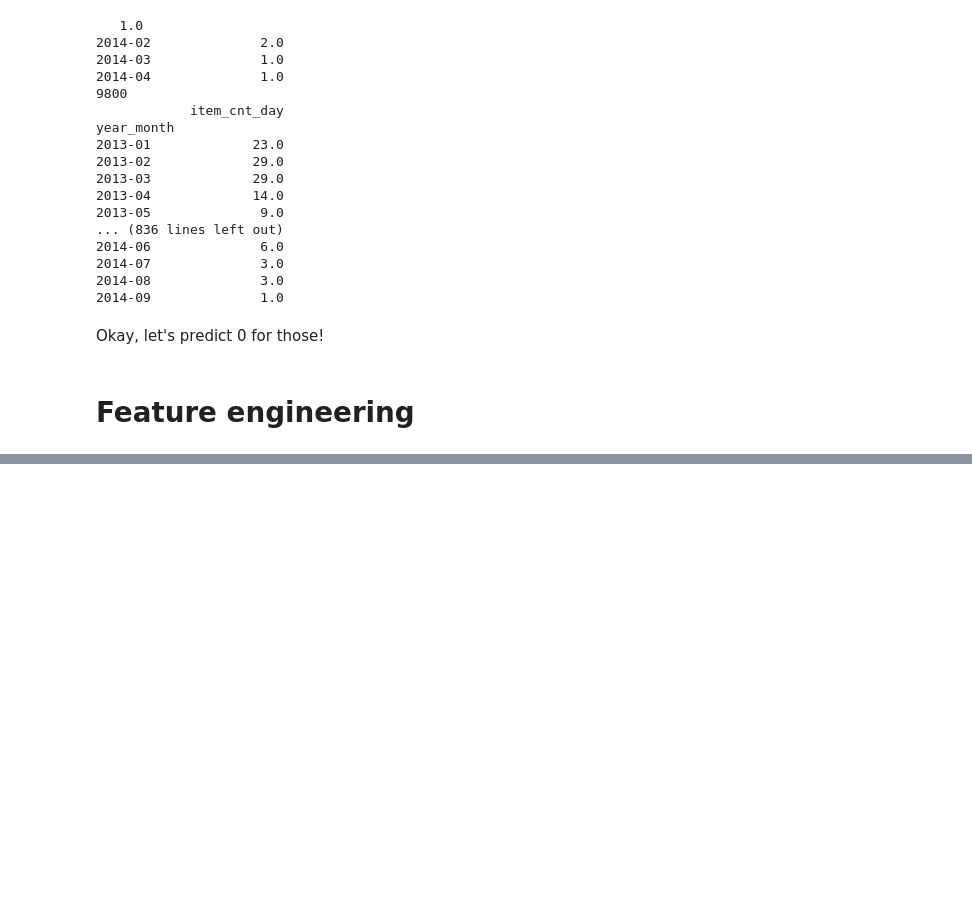
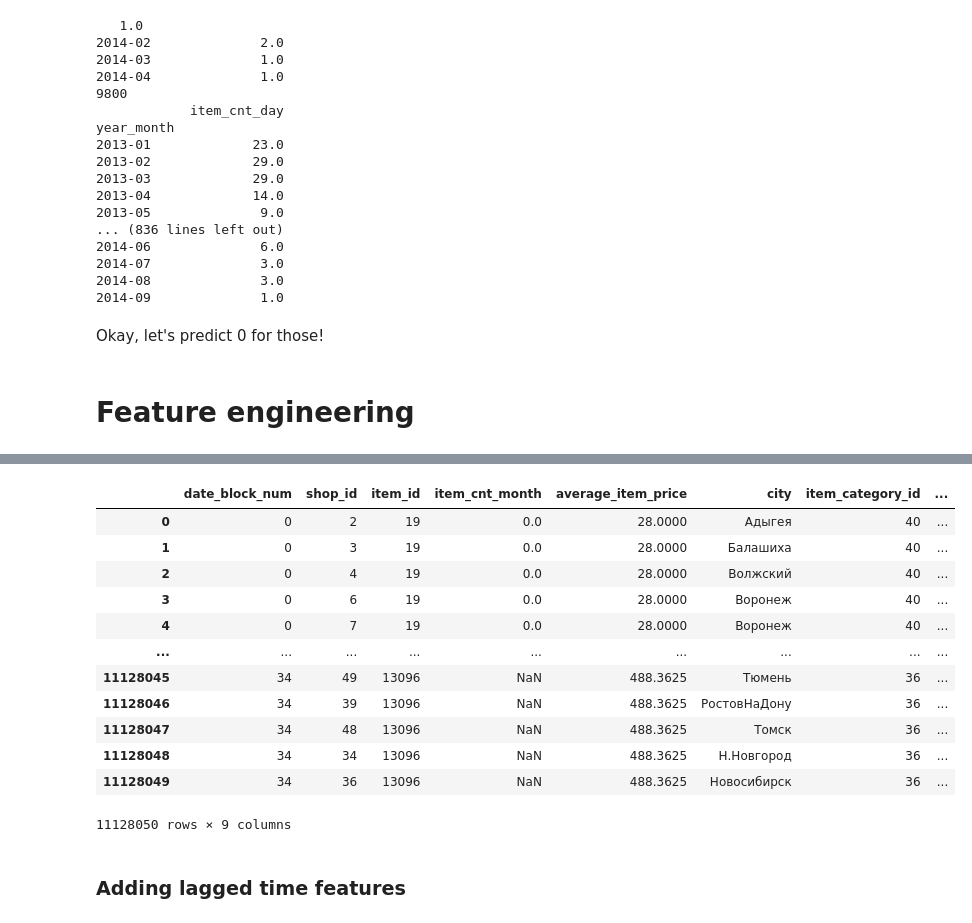
Before and after one commit to jrnhofman/Kaggle, a Jupyter notebook: competitive_data_science/final_project/predict_sales.ipynb, the cells around one changed output, grey strips where cells are left out. Saved outputs shown, nothing was run; the diff lists cells and outputs as text; code cells hidden in the pictures; blank space fills up the shorter version.

```diff
--- a/competitive_data_science/final_project/predict_sales.ipynb
+++ b/competitive_data_science/final_project/predict_sales.ipynb
@@ -394,0 +663,4 @@ Since I haven't used target mean encoding before and I want to learn how to do t
+# %%
+device_category_list = ['PC', 'PS2', 'PS3', 'PS4', 'PSP', 'PSVita', 'XBOX 360', 'XBOX ONE', 'MAC', 'Android', 'Live!', 'Windows', 'Blu-Ray', 'DVD', '1C']
+# %%
+item_categories['device_category'] = item_categories.item_category_name.apply(lambda x: ''.join([i for i in device_category_list if i in x]))
@@ -394,0 +676,22 @@ Since I haven't used target mean encoding before and I want to learn how to do t
+# %%
+all_x = all_x.merge(items,on=['item_id']).merge(item_categories,on=['item_category_id'])
+# %%
+all_x = all_x.drop(columns=['shop_name', 'item_name', 'item_name_bracketed', 'item_category_name'], axis=1)
+# %%
+all_x
+# %% [output]
+|  | date_block_num | shop_id | item_id | item_cnt_month | average_item_price | city | item_category_id | ... |
+| 0 | 0 | 2 | 19 | 0.0 | 28.0000 | Адыгея | 40 | ... |
+| 1 | 0 | 3 | 19 | 0.0 | 28.0000 | Балашиха | 40 | ... |
+| 2 | 0 | 4 | 19 | 0.0 | 28.0000 | Волжский | 40 | ... |
+| 3 | 0 | 6 | 19 | 0.0 | 28.0000 | Воронеж | 40 | ... |
+| 4 | 0 | 7 | 19 | 0.0 | 28.0000 | Воронеж | 40 | ... |
+| ... | ... | ... | ... | ... | ... | ... | ... | ... |
+| 11128045 | 34 | 49 | 13096 | NaN | 488.3625 | Тюмень | 36 | ... |
+| 11128046 | 34 | 39 | 13096 | NaN | 488.3625 | РостовНаДону | 36 | ... |
+| 11128047 | 34 | 48 | 13096 | NaN | 488.3625 | Томск | 36 | ... |
+| 11128048 | 34 | 34 | 13096 | NaN | 488.3625 | Н.Новгород | 36 | ... |
+| 11128049 | 34 | 36 | 13096 | NaN | 488.3625 | Новосибирск | 36 | ... |
+11128050 rows × 9 columns
+# %% [markdown]
+### Adding lagged time features
```
Also changed, not shown: parts of 43 cells of this notebook.
